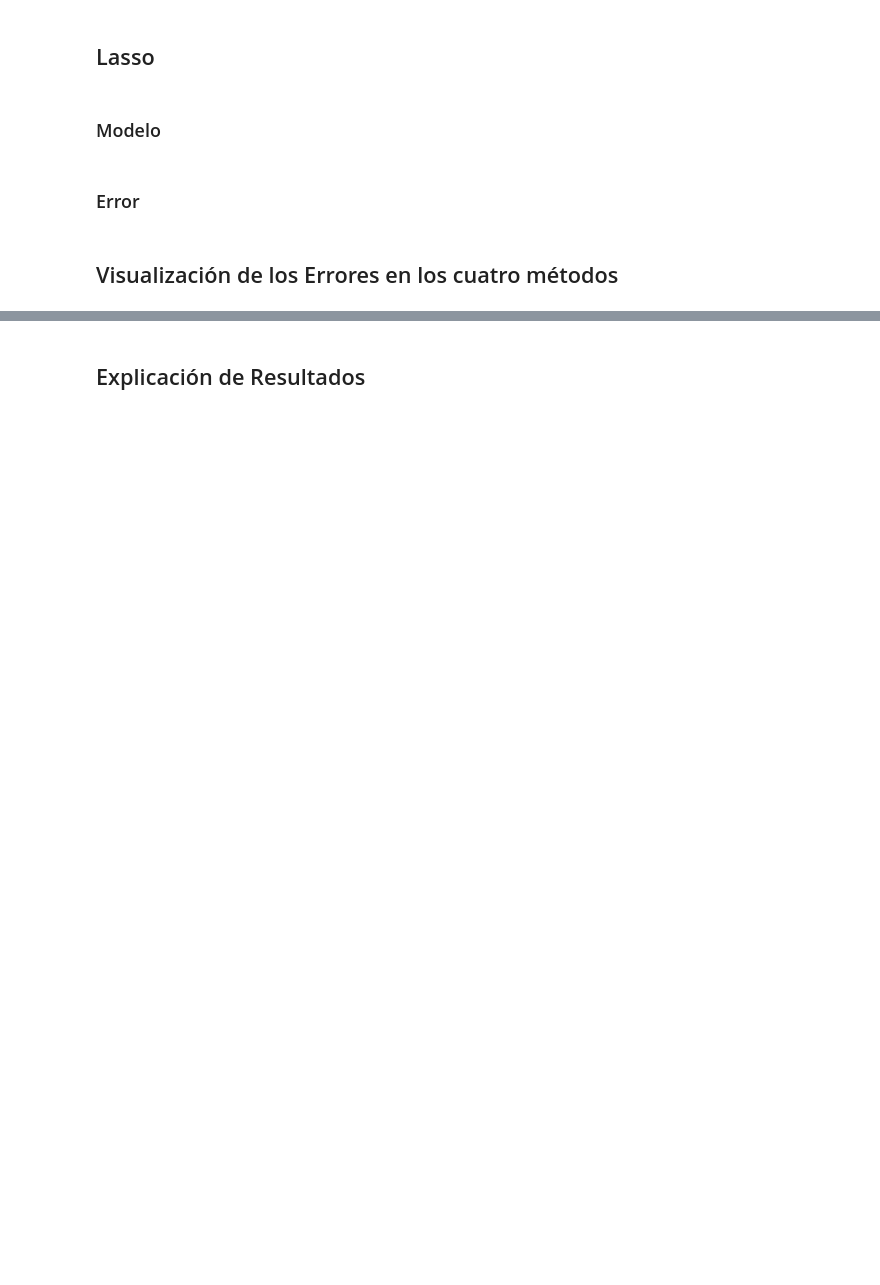
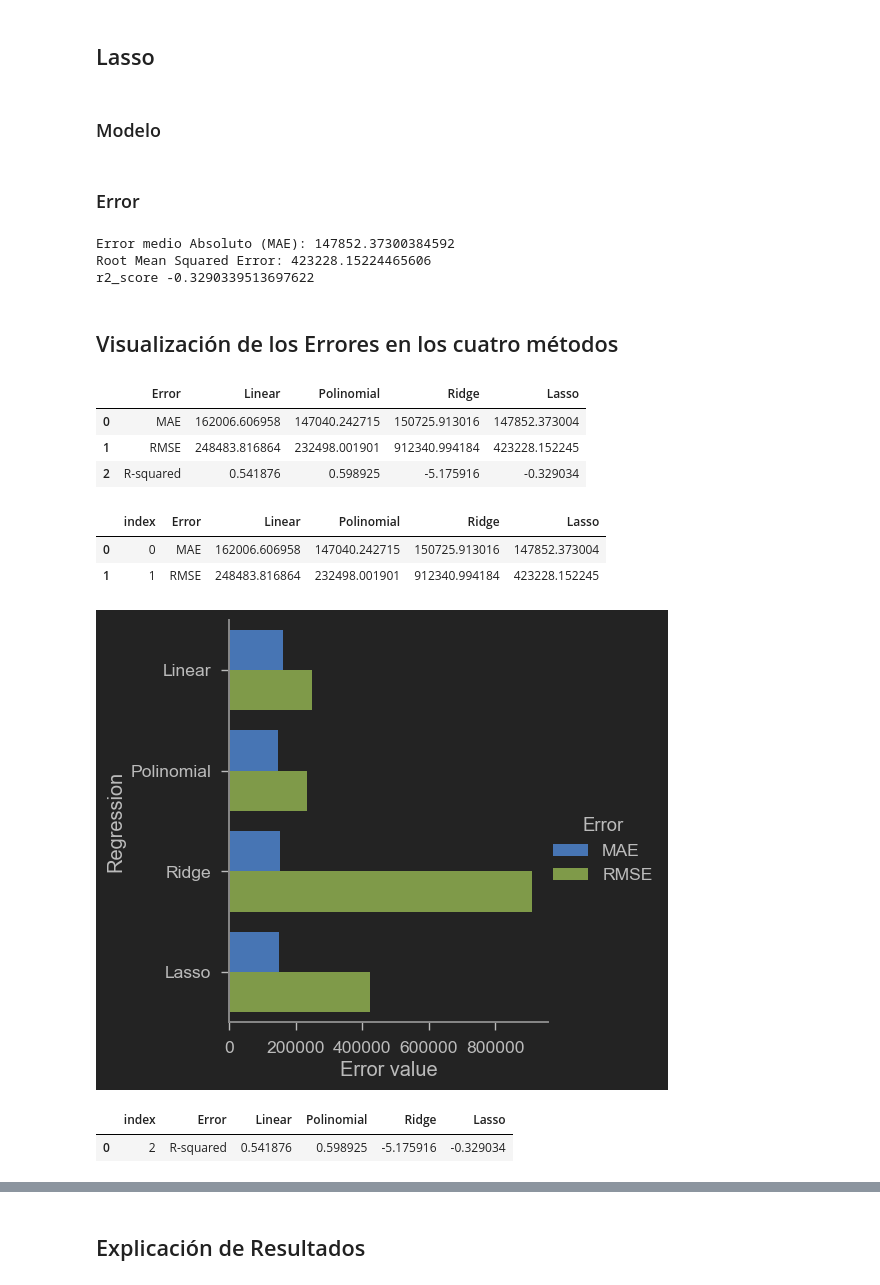
Before and after one commit to PosgradoMNA/actividades-de-aprendizaje-armandoBringas-a01200230, a Jupyter notebook: Activity_week_8/Actividad-7-Regresiones_y_K-means/TecMty_Regresion_lineal_polinomial.ipynb, the cells around one changed output, grey strips where cells are left out. Cells and saved outputs as stored; diff of their text form; code cells hidden in the pictures; blank space fills up the shorter version.

Commit message:
Ajuste de parte 2 de actividad 1 para lograr convergencia y mejorar el error

```diff
--- a/Activity_week_8/Actividad-7-Regresiones_y_K-means/TecMty_Regresion_lineal_polinomial.ipynb
+++ b/Activity_week_8/Actividad-7-Regresiones_y_K-means/TecMty_Regresion_lineal_polinomial.ipynb
@@ -597,8 +597,9 @@ plt.show()
 # %% [output]
 [figure]
 # %%
-columns = df.columns.drop('price')
-features = columns
+#columns = df.columns.drop('price')
+#features = columns
+features = ['sqft_living', 'grade', 'sqft_above', 'sqft_living15']
 label = ['price']
 
 X = df[features]
@@ -670,7 +671,7 @@ X_poly = poly_features.fit_transform(X.values)
 X_train_pr = poly_features.fit_transform(X_train)
 X_test_pr = poly_features.fit_transform(X_test)
 
-alpha = 0.005
+alpha = 0.1
 
 ridge_model = Pipeline([
     ("poly_features", poly_features),
@@ -697,7 +700,7 @@ X_poly = poly_features.fit_transform(X.values)
 X_train_pr = poly_features.fit_transform(X_train)
 X_test_pr = poly_features.fit_transform(X_test)
 
-alpha = 0.5
+alpha = 10
 
 lasso_model = Pipeline([
     ("poly_features", poly_features),
@@ -712,6 +715,10 @@ y_pred = lasso_model.predict(X_poly)
 ### Error
 # %%
 lasso_reg_MAE, lasso_reg_RMSE, lasso_reg_r2 = calculo_errores(y, y_pred)
+# %% [output]
+Error medio Absoluto (MAE): 147852.37300384592
+Root Mean Squared Error: 423228.15224465606
+r2_score -0.3290339513697622
 # %% [markdown]
 ## Visualización de los Errores en los cuatro métodos
 # %%
@@ -732,13 +739,33 @@ error_comparison = {
 
 error_comparison_df = pd.DataFrame(error_comparison)
 error_comparison_df
+# %% [output]
+|  | Error | Linear | Polinomial | Ridge | Lasso |
+| 0 | MAE | 162006.606958 | 147040.242715 | 150725.913016 | 147852.373004 |
+| 1 | RMSE | 248483.816864 | 232498.001901 | 912340.994184 | 423228.152245 |
+| 2 | R-squared | 0.541876 | 0.598925 | -5.175916 | -0.329034 |
+# %%
+error_comparison_df1 = error_comparison_df.drop([2], axis=0, inplace=False)
+error_comparison_df1.reset_index()
+# %% [output]
+|  | index | Error | Linear | Polinomial | Ridge | Lasso |
+| 0 | 0 | MAE | 162006.606958 | 147040.242715 | 150725.913016 | 147852.373004 |
+| 1 | 1 | RMSE | 248483.816864 | 232498.001901 | 912340.994184 | 423228.152245 |
 # %%
 # Aplicamos un 'melt' que es un 'unpivot' de los datos para que podamos graficarlos
-error_comparison_melt_df = pd.melt(
-    error_comparison_df,
+error_comparison_melt_df1 = pd.melt(
+    error_comparison_df1,
     id_vars="Error",
     var_name="Regression",
     value_name="Error value")
 
-sns.catplot(data=error_comparison_melt_df, x="Error value", y="Regression", hue='Error', kind="bar")
+sns.catplot(data=error_comparison_melt_df1, x="Error value", y="Regression", hue='Error', kind="bar")
 plt.show()
+# %% [output]
+[figure, added]
+# %%
+error_comparison_df2 = error_comparison_df.drop([0,1], axis=0, inplace=False)
+error_comparison_df2.reset_index()
+# %% [output]
+|  | index | Error | Linear | Polinomial | Ridge | Lasso |
+| 0 | 2 | R-squared | 0.541876 | 0.598925 | -5.175916 | -0.329034 |
```
Also changed, not shown: parts of 21 cells of this notebook.
